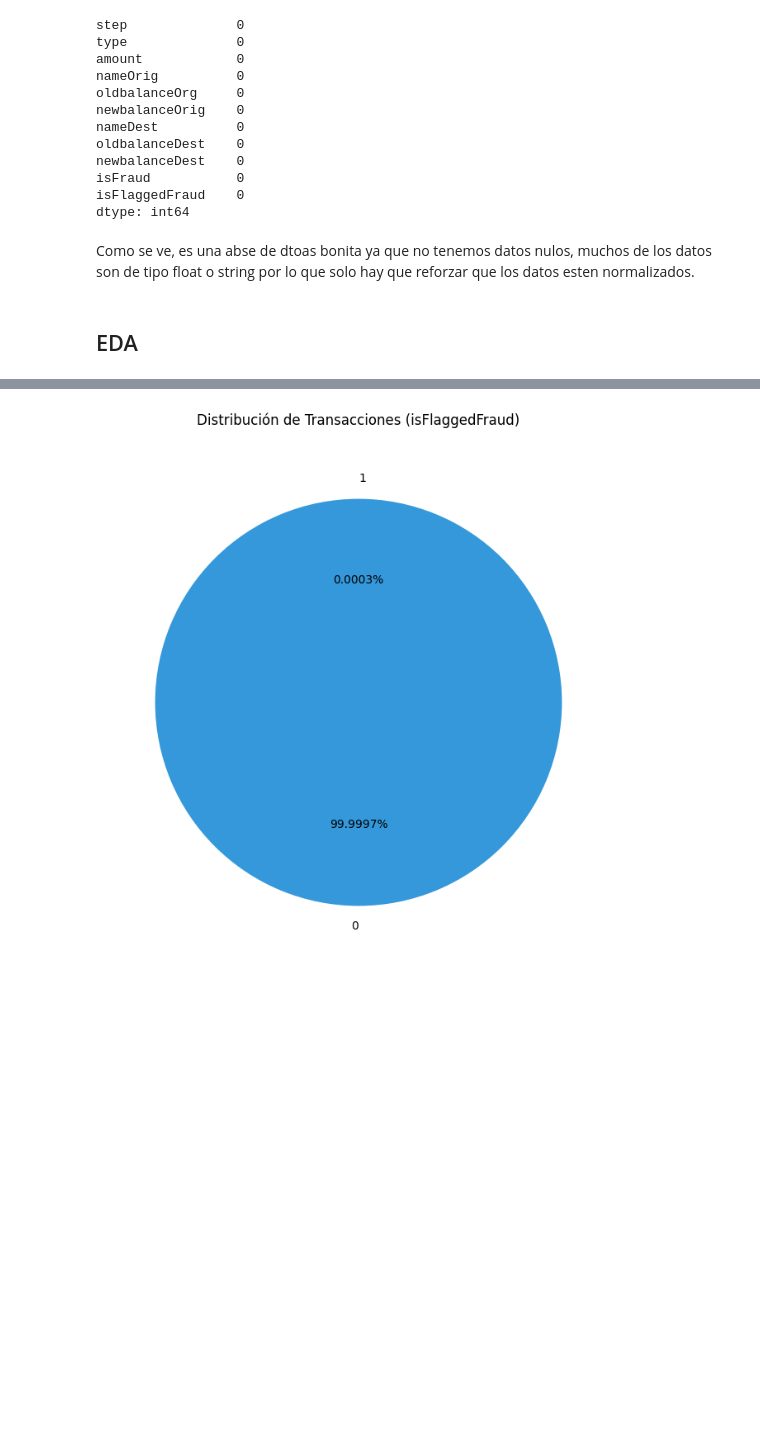
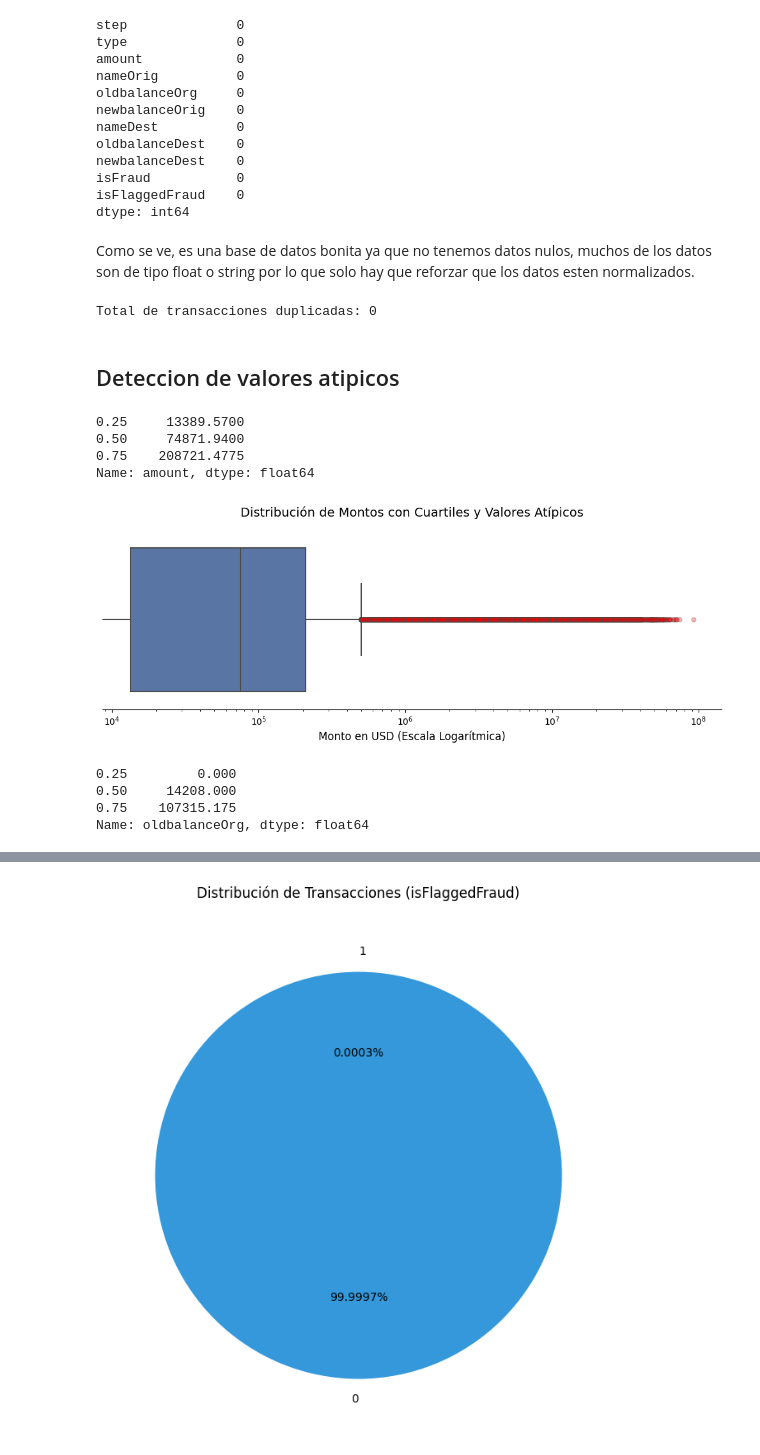
Before and after one commit to EmmaAli1604/Deteccion-Fraudes-Bancarios, a Jupyter notebook: deteccion-fraudes-bancarios/notebooks/EDA.ipynb, the cells around one changed output, grey strips where cells are left out. Drawn from its saved outputs; the diff is of its cells as text; code cells hidden in the pictures; blank space fills up the shorter version.

```diff
--- a/deteccion-fraudes-bancarios/notebooks/EDA.ipynb
+++ b/deteccion-fraudes-bancarios/notebooks/EDA.ipynb
@@ -83,6 +90,59 @@ isFraud           0
 isFlaggedFraud    0
 dtype: int64
 # %% [markdown]
-Como se ve, es una abse de dtoas bonita ya que no tenemos datos nulos, muchos de los datos son de tipo float o string por lo que solo hay que reforzar que los datos esten normalizados.
+Como se ve, es una base de datos bonita ya que no tenemos datos nulos, muchos de los datos son de tipo float o string por lo que solo hay que reforzar que los datos esten normalizados.
-# %% [markdown]
-## EDA
+# %%
+total_duplicados = data.duplicated().sum()
+print(f"Total de transacciones duplicadas: {total_duplicados}")
+# %% [output]
+Total de transacciones duplicadas: 0
+# %% [markdown]
+## Deteccion de valores atipicos
+# %%
+cuartiles = data['amount'].quantile([0.25, 0.5, 0.75])
+
+rango = data['amount'].max() - data['amount'].min()
+
+print(cuartiles)
+# %% [output]
+0.25     13389.5700
+0.50     74871.9400
+0.75    208721.4775
+Name: amount, dtype: float64
+# %%
+plt.figure(figsize=(10, 4))
+
+
+sns.boxplot(
+    x=data['amount'],
+    color='#4C72B0',
+    linewidth=1.5,
+    flierprops={'marker': 'o', 'markerfacecolor': 'red', 'alpha': 0.3} # Estiliza los valores atípicos
+)
+
+
+plt.xscale('log')
+
+
+plt.title('Distribución de Montos con Cuartiles y Valores Atípicos', fontsize=14, pad=15)
+plt.xlabel('Monto en USD (Escala Logarítmica)', fontsize=12)
+
+
+plt.gca().spines['top'].set_visible(False)
+plt.gca().spines['right'].set_visible(False)
+plt.gca().spines['left'].set_visible(False)
+plt.gca().get_yaxis().set_visible(False)
+
+plt.tight_layout()
+plt.show()
+# %% [output]
+[figure, added]
+# %%
+cuartiles = data['oldbalanceOrg'].quantile([0.25, 0.5, 0.75])
+rango = data['oldbalanceOrg'].max() - data['oldbalanceOrg'].min()
+print(cuartiles)
+# %% [output]
+0.25         0.000
+0.50     14208.000
+0.75    107315.175
+Name: oldbalanceOrg, dtype: float64
```
Also changed, not shown: parts of 24 cells of this notebook, 3 other files.
